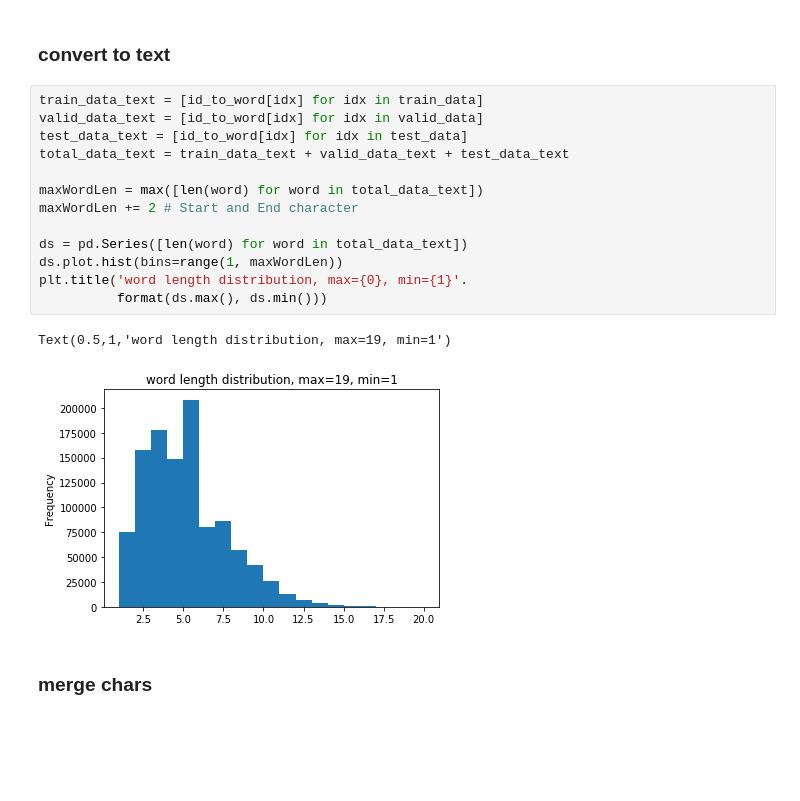
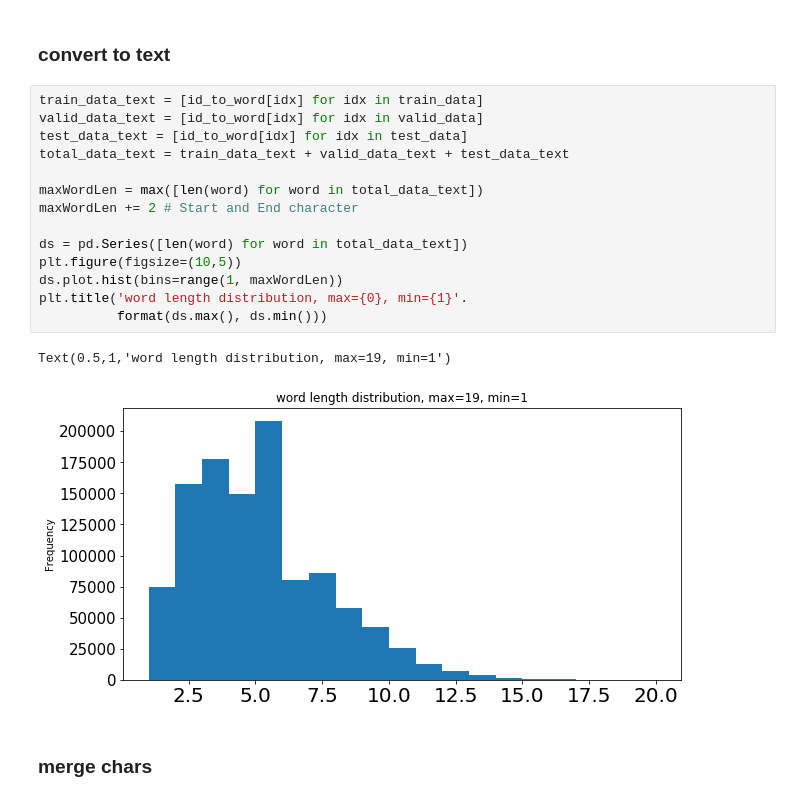
Before and after one commit to Randnx/Language_Modeling, a Jupyter notebook: Keras_Character_Aware_Neural_Language_Models.ipynb, the cells around one changed output. Saved outputs shown, nothing was run; the diff lists cells and outputs as text; blank space fills up the shorter version.

```diff
--- a/Keras_Character_Aware_Neural_Language_Models.ipynb
+++ b/Keras_Character_Aware_Neural_Language_Models.ipynb
@@ -333,19 +334,20 @@ seq
 # %%
 train_data_text = [id_to_word[idx] for idx in train_data]
 valid_data_text = [id_to_word[idx] for idx in valid_data]
 test_data_text = [id_to_word[idx] for idx in test_data]
 total_data_text = train_data_text + valid_data_text + test_data_text
 
 maxWordLen = max([len(word) for word in total_data_text])
 maxWordLen += 2 # Start and End character
 
 ds = pd.Series([len(word) for word in total_data_text])
+plt.figure(figsize=(10,5))
 ds.plot.hist(bins=range(1, maxWordLen))
 plt.title('word length distribution, max={0}, min={1}'.
           format(ds.max(), ds.min()))
 # %% [output]
 Text(0.5,1,'word length distribution, max=19, min=1')
-[figure, old version]
+[figure, new version]
 # %% [markdown]
 ### merge chars
 # %%
```
Also changed, not shown: parts of 12 cells of this notebook.
